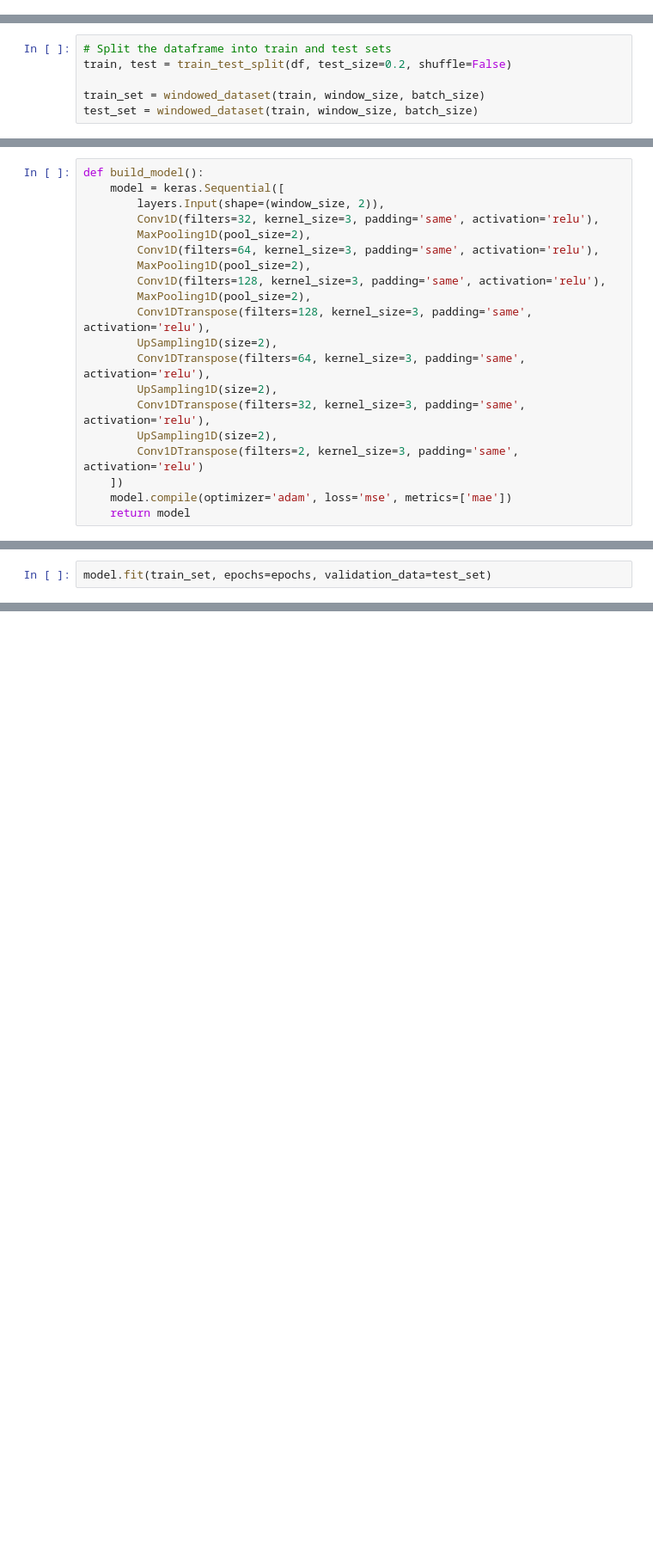
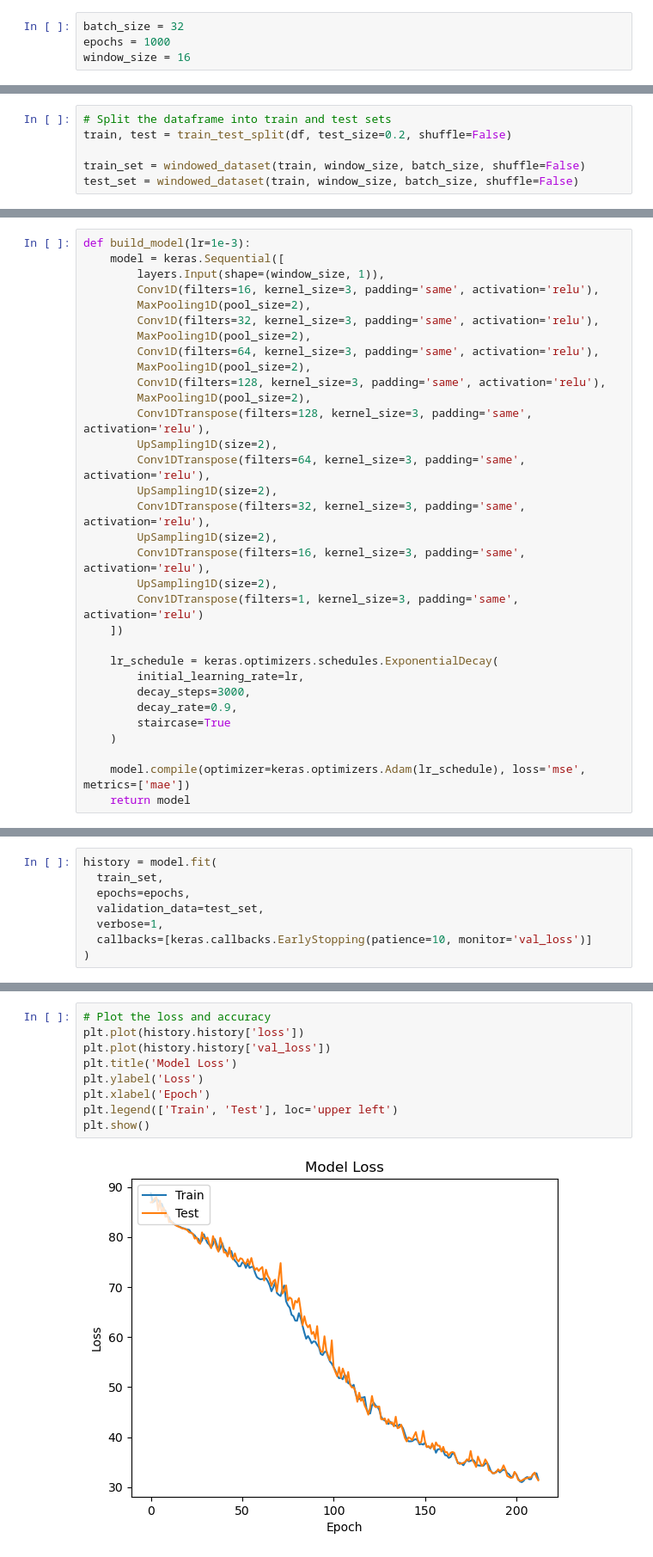
Before and after one commit to edargham/thesis-ai-idf, a Jupyter notebook: autoenc-corrector.ipynb, the cells around one changed output, grey strips where cells are left out. Shown at 86% size. Saved outputs shown, nothing was run; the diff lists cells and outputs as text; blank space fills up the shorter version.

```diff
--- a/autoenc-corrector.ipynb
+++ b/autoenc-corrector.ipynb
@@ -15 +27,5 @@ df = pd.DataFrame(scaler.fit_transform(df), columns=df.columns)
+# %%
+batch_size = 32
+epochs = 1000
+window_size = 16
 # %%
@@ -40,5 +74,5 @@ def windowed_dataset(data, window_size, batch_size):
 # Split the dataframe into train and test sets
 train, test = train_test_split(df, test_size=0.2, shuffle=False)
 
-train_set = windowed_dataset(train, window_size, batch_size)
-test_set = windowed_dataset(train, window_size, batch_size)
+train_set = windowed_dataset(train, window_size, batch_size, shuffle=False)
+test_set = windowed_dataset(train, window_size, batch_size, shuffle=False)
@@ -45,7 +81,9 @@ test_set = windowed_dataset(train, window_size, batch_size)
 # %%
-def build_model():
+def build_model(lr=1e-3):
     model = keras.Sequential([
-        layers.Input(shape=(window_size, 2)),
+        layers.Input(shape=(window_size, 1)),
+        Conv1D(filters=16, kernel_size=3, padding='same', activation='relu'),
+        MaxPooling1D(pool_size=2),
         Conv1D(filters=32, kernel_size=3, padding='same', activation='relu'),
         MaxPooling1D(pool_size=2),
         Conv1D(filters=64, kernel_size=3, padding='same', activation='relu'),
@@ -58,9 +96,19 @@ def build_model():
         UpSampling1D(size=2),
         Conv1DTranspose(filters=32, kernel_size=3, padding='same', activation='relu'),
         UpSampling1D(size=2),
-        Conv1DTranspose(filters=2, kernel_size=3, padding='same', activation='relu')
+        Conv1DTranspose(filters=16, kernel_size=3, padding='same', activation='relu'),
+        UpSampling1D(size=2),
+        Conv1DTranspose(filters=1, kernel_size=3, padding='same', activation='relu')
     ])
-    model.compile(optimizer='adam', loss='mse', metrics=['mae'])
+
+    lr_schedule = keras.optimizers.schedules.ExponentialDecay(
+        initial_learning_rate=lr,
+        decay_steps=3000,
+        decay_rate=0.9,
+        staircase=True
+    )
+
+    model.compile(optimizer=keras.optimizers.Adam(lr_schedule), loss='mse', metrics=['mae'])
     return model
 # %%
 model = build_model()
@@ -68,2 +138,8 @@ model.summary()
 # %%
-model.fit(train_set, epochs=epochs, validation_data=test_set)
+history = model.fit(
+  train_set,
+  epochs=epochs,
+  validation_data=test_set,
+  verbose=1,
+  callbacks=[keras.callbacks.EarlyStopping(patience=10, monitor='val_loss')]
+)
@@ -69,0 +184,11 @@ model.fit(train_set, epochs=epochs, validation_data=test_set)
+# %%
+# Plot the loss and accuracy
+plt.plot(history.history['loss'])
+plt.plot(history.history['val_loss'])
+plt.title('Model Loss')
+plt.ylabel('Loss')
+plt.xlabel('Epoch')
+plt.legend(['Train', 'Test'], loc='upper left')
+plt.show()
+# %% [output]
+[figure, added]
```
Also changed, not shown: parts of 10 cells of this notebook, 2 other files.
